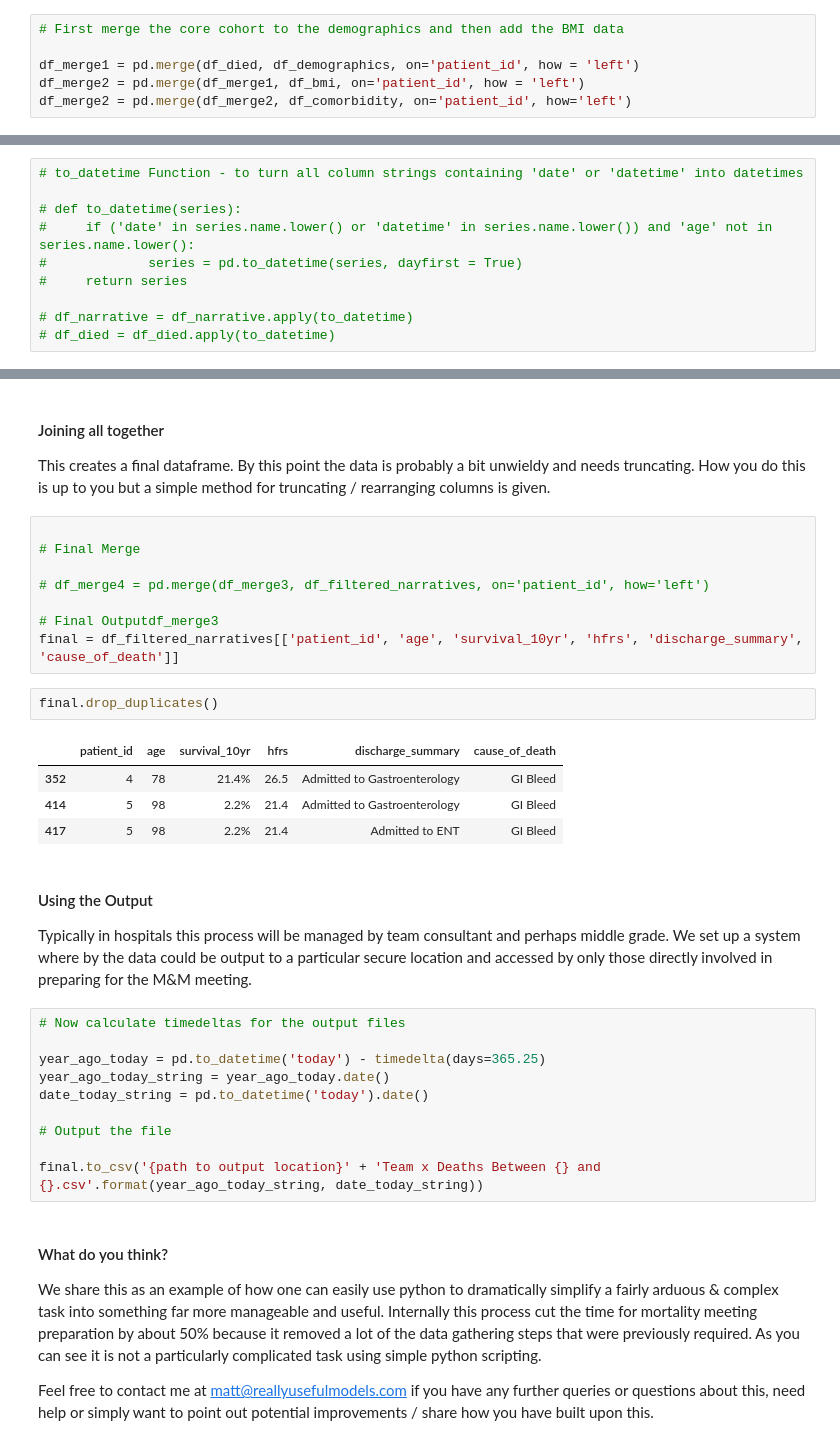
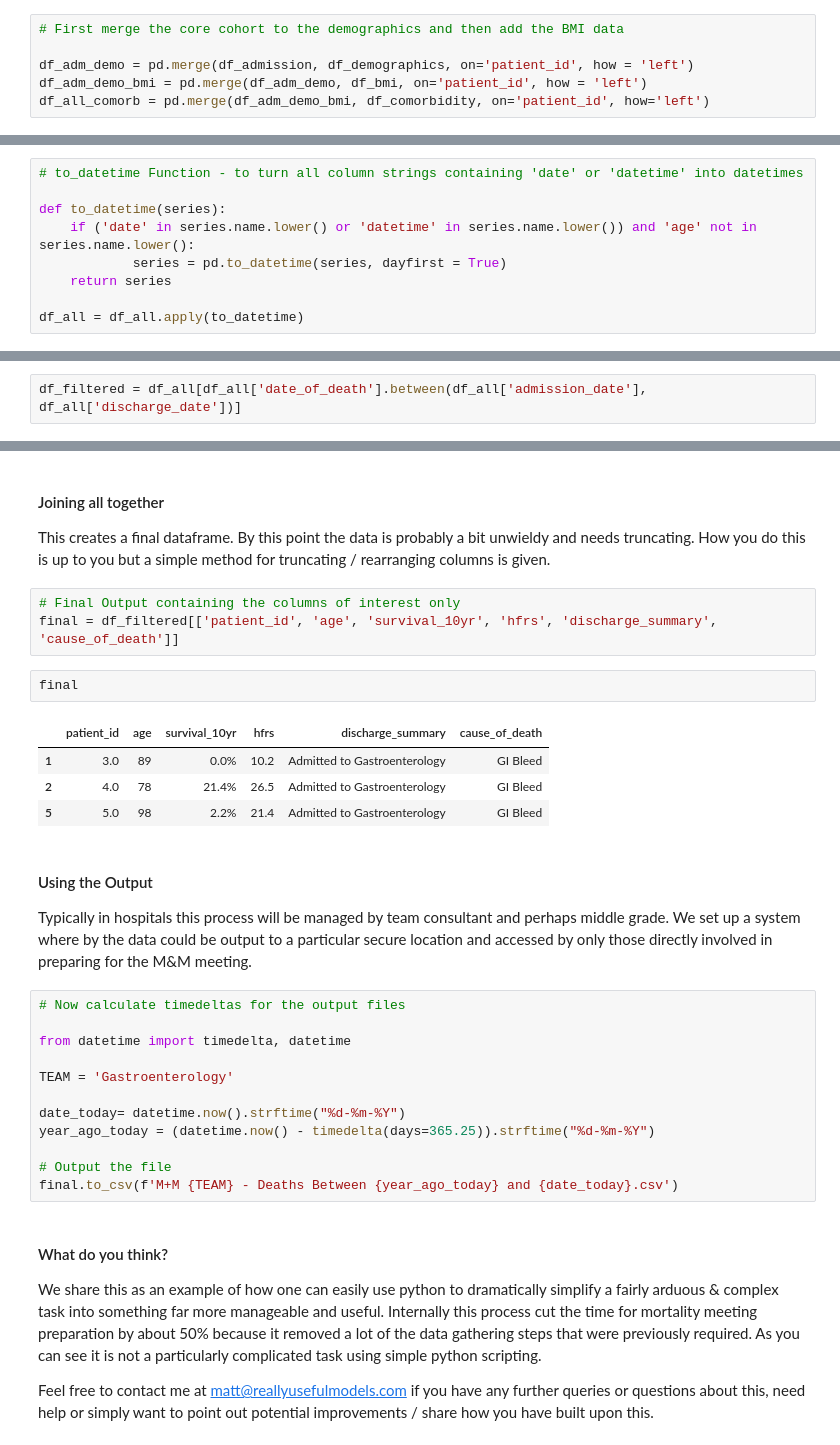
Before and after one commit to MattStammers/Life_Death_Python, a Jupyter notebook: Learning_From_Death/Learning_From_Death.ipynb, the cells around one changed output, grey strips where cells are left out. Saved outputs shown, nothing was run; the diff lists cells and outputs as text.

Commit message:
Fixed datafiles and cleaned up learning from death notebook

```diff
--- a/Learning_From_Death/Learning_From_Death.ipynb
+++ b/Learning_From_Death/Learning_From_Death.ipynb
@@ -311,6 +191,6 @@ A process of joining datasets when in a one to one relationship keeps things tid
 # %%
 # First merge the core cohort to the demographics and then add the BMI data
 
-df_merge1 = pd.merge(df_died, df_demographics, on='patient_id', how = 'left')
-df_merge2 = pd.merge(df_merge1, df_bmi, on='patient_id', how = 'left')
-df_merge2 = pd.merge(df_merge2, df_comorbidity, on='patient_id', how='left')
+df_adm_demo = pd.merge(df_admission, df_demographics, on='patient_id', how = 'left')
+df_adm_demo_bmi = pd.merge(df_adm_demo, df_bmi, on='patient_id', how = 'left')
+df_all_comorb = pd.merge(df_adm_demo_bmi, df_comorbidity, on='patient_id', how='left')
@@ -368,10 +256,9 @@ To make the process of converting the datetimes easier you can use a simple func
 # %%
 # to_datetime Function - to turn all column strings containing 'date' or 'datetime' into datetimes
 
-# def to_datetime(series):
-#     if ('date' in series.name.lower() or 'datetime' in series.name.lower()) and 'age' not in series.name.lower():
-#             series = pd.to_datetime(series, dayfirst = True)
-#     return series
+def to_datetime(series):
+    if ('date' in series.name.lower() or 'datetime' in series.name.lower()) and 'age' not in series.name.lower():
+            series = pd.to_datetime(series, dayfirst = True)
+    return series
 
-# df_narrative = df_narrative.apply(to_datetime)
-# df_died = df_died.apply(to_datetime)
+df_all = df_all.apply(to_datetime)
@@ -427,0 +271,2 @@ Index(['patient_id', 'speciality', 'admission_date', 'discharge_date',
+# %%
+df_filtered = df_all[df_all['date_of_death'].between(df_all['admission_date'], df_all['discharge_date'])]
@@ -430,20 +283,15 @@ Index(['patient_id', 'speciality', 'admission_date', 'discharge_date',
 
 This creates a final dataframe. By this point the data is probably a bit unwieldy and needs truncating. How you do this is up to you but a simple method for truncating / rearranging columns is given.
 # %%
-
-# Final Merge
-
-# df_merge4 = pd.merge(df_merge3, df_filtered_narratives, on='patient_id', how='left')
-
-# Final Outputdf_merge3
-final = df_filtered_narratives[['patient_id', 'age', 'survival_10yr', 'hfrs', 'discharge_summary', 'cause_of_death']]
+# Final Output containing the columns of interest only
+final = df_filtered[['patient_id', 'age', 'survival_10yr', 'hfrs', 'discharge_summary', 'cause_of_death']]
 # %%
-final.drop_duplicates()
+final
 # %% [output]
 |  | patient_id | age | survival_10yr | hfrs | discharge_summary | cause_of_death |
-| 352 | 4 | 78 | 21.4% | 26.5 | Admitted to Gastroenterology | GI Bleed |
-| 414 | 5 | 98 | 2.2% | 21.4 | Admitted to Gastroenterology | GI Bleed |
-| 417 | 5 | 98 | 2.2% | 21.4 | Admitted to ENT | GI Bleed |
+| 1 | 3.0 | 89 | 0.0% | 10.2 | Admitted to Gastroenterology | GI Bleed |
+| 2 | 4.0 | 78 | 21.4% | 26.5 | Admitted to Gastroenterology | GI Bleed |
+| 5 | 5.0 | 98 | 2.2% | 21.4 | Admitted to Gastroenterology | GI Bleed |
 # %% [markdown]
 #### Using the Output
 
@@ -451,13 +299,15 @@ Typically in hospitals this process will be managed by team consultant and perha
 # %%
 # Now calculate timedeltas for the output files
 
-year_ago_today = pd.to_datetime('today') - timedelta(days=365.25)
-year_ago_today_string = year_ago_today.date()
-date_today_string = pd.to_datetime('today').date()
+from datetime import timedelta, datetime
+
+TEAM = 'Gastroenterology'
+
+date_today= datetime.now().strftime("%d-%m-%Y")
+year_ago_today = (datetime.now() - timedelta(days=365.25)).strftime("%d-%m-%Y")
 
 # Output the file
-
-final.to_csv('{path to output location}' + 'Team x Deaths Between {} and {}.csv'.format(year_ago_today_string, date_today_string))
+final.to_csv(f'M+M {TEAM} - Deaths Between {year_ago_today} and {date_today}.csv')
 # %% [markdown]
 #### What do you think?
 
```
Also changed, not shown: parts of 36 cells of this notebook, 5 other files.
